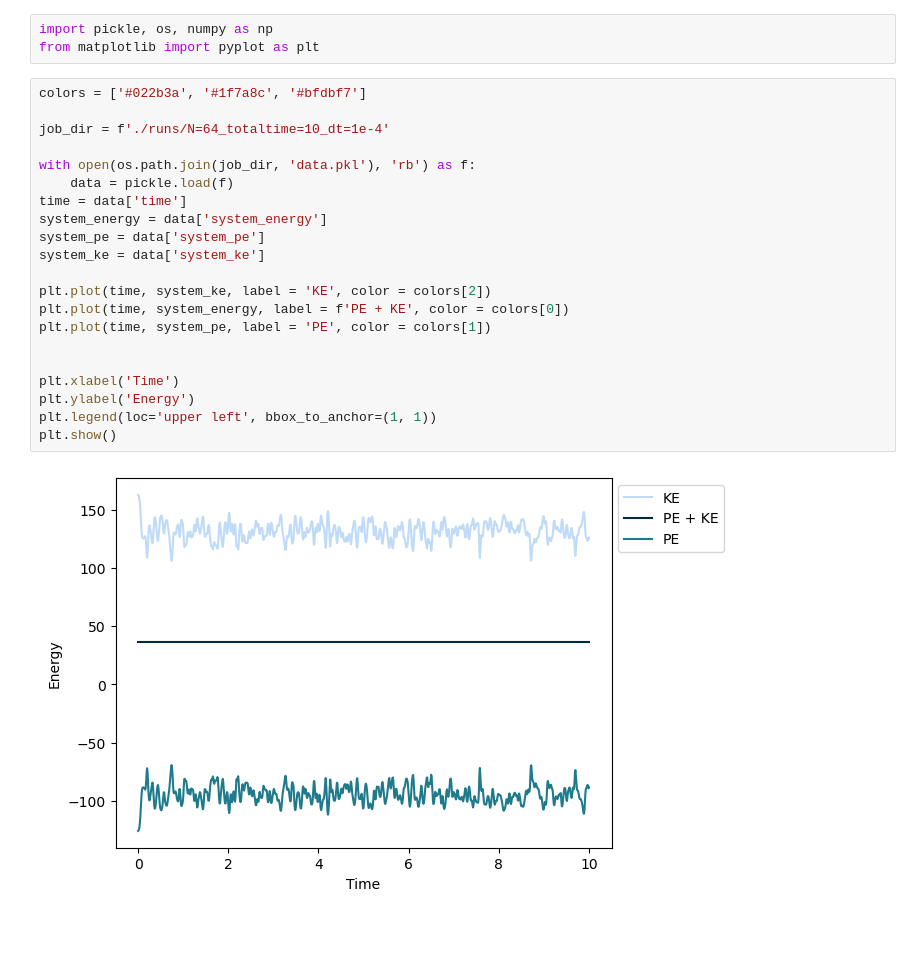
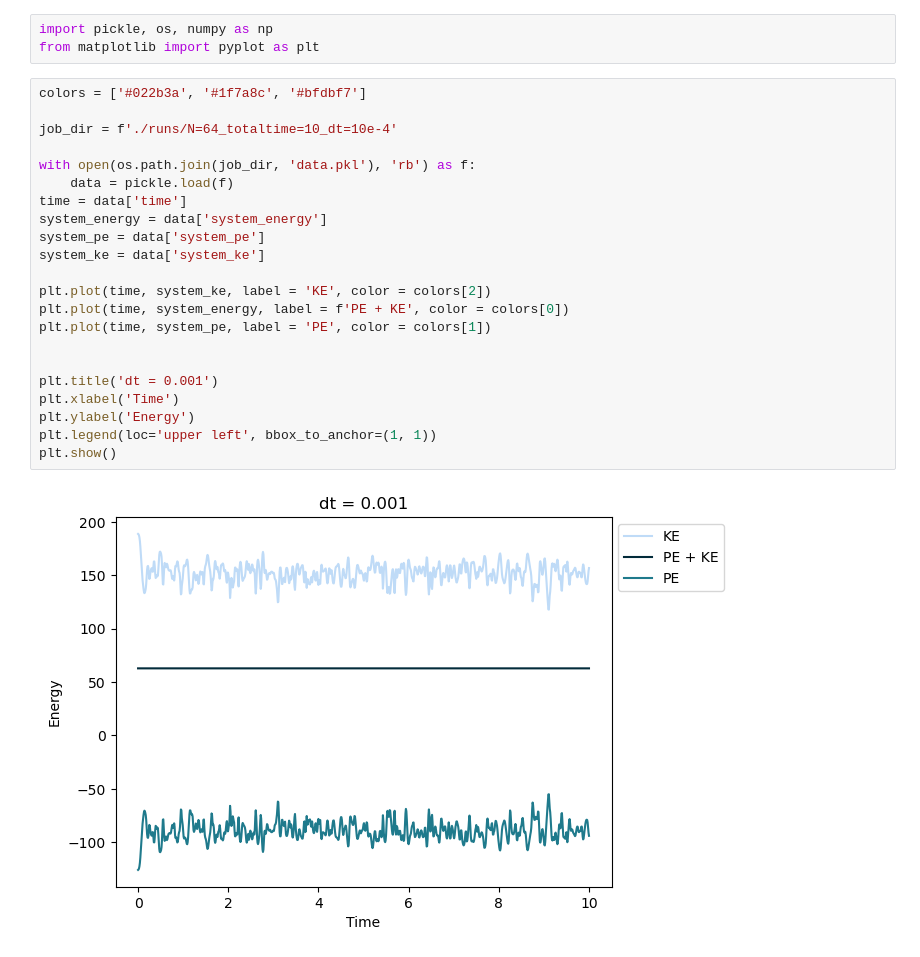
Before and after one commit to pjeong3120/md_engine, a Jupyter notebook: energy_conservation.ipynb, the cells around one changed output. Cells and saved outputs as stored; diff of their text form; blank space fills up the shorter version.

```diff
--- a/energy_conservation.ipynb
+++ b/energy_conservation.ipynb
@@ -4,24 +4,25 @@ from matplotlib import pyplot as plt
 # %%
 colors = ['#022b3a', '#1f7a8c', '#bfdbf7']
 
-job_dir = f'./runs/N=64_totaltime=10_dt=1e-4'
+job_dir = f'./runs/N=64_totaltime=10_dt=10e-4'
 
 with open(os.path.join(job_dir, 'data.pkl'), 'rb') as f:
     data = pickle.load(f)
 time = data['time']
 system_energy = data['system_energy']
 system_pe = data['system_pe']
 system_ke = data['system_ke']
 
 plt.plot(time, system_ke, label = 'KE', color = colors[2])
 plt.plot(time, system_energy, label = f'PE + KE', color = colors[0])
 plt.plot(time, system_pe, label = 'PE', color = colors[1])
 
 
+plt.title('dt = 0.001')
 plt.xlabel('Time')
 plt.ylabel('Energy')
 plt.legend(loc='upper left', bbox_to_anchor=(1, 1))
 plt.show()
 # %% [output]
-[figure, old version]
+[figure, new version]
 # %%
```
Also changed, not shown: parts of 3 cells of this notebook, 1 other file.
